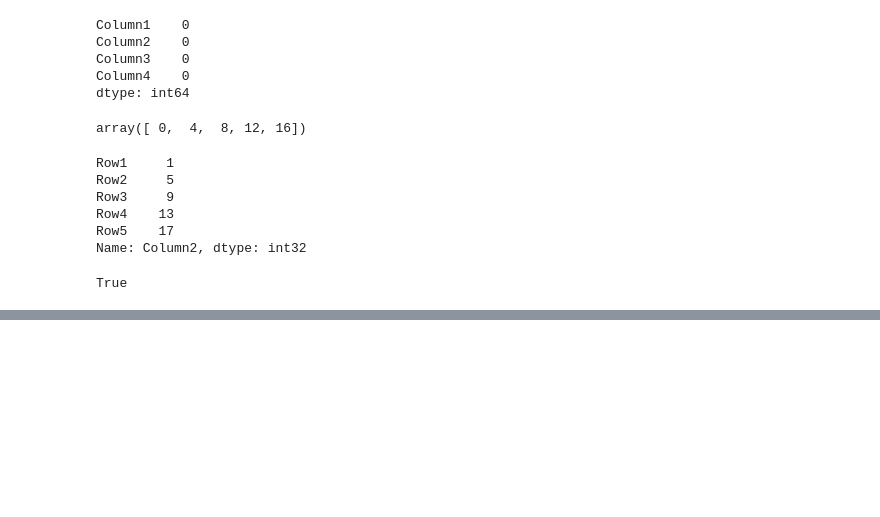
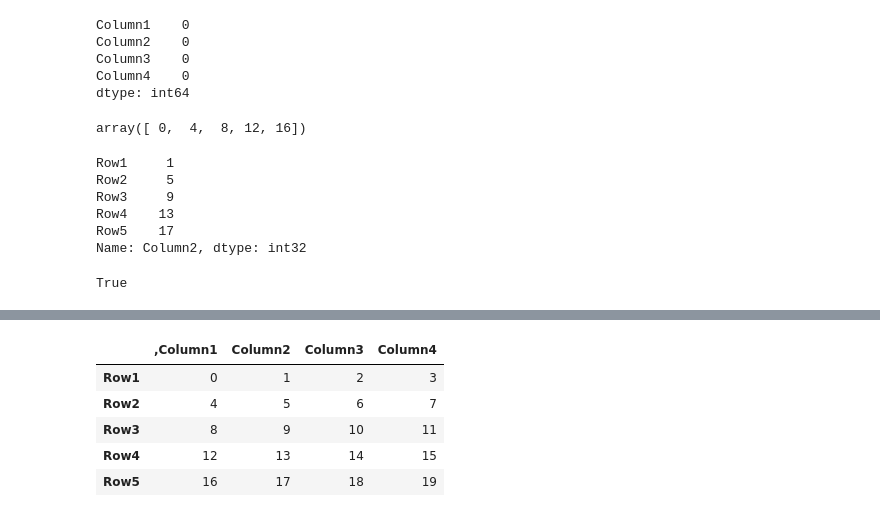
Before and after one commit to Sudeepkumar0/Python_practice, a Jupyter notebook: pandas_dataframe.ipynb, the cells around one changed output, grey strips where cells are left out. Saved outputs shown, nothing was run; the diff lists cells and outputs as text; code cells hidden in the pictures; blank space fills up the shorter version.

```diff
--- a/pandas_dataframe.ipynb
+++ b/pandas_dataframe.ipynb
@@ -103,0 +170,10 @@ True
+# %%
+test_df = pd.read_csv('practice.csv', sep=';') #here we use the separator to read the data
+test_df
+# %% [output]
+|  | ,Column1 | Column2 | Column3 | Column4 |
+| Row1 | 0 | 1 | 2 | 3 |
+| Row2 | 4 | 5 | 6 | 7 |
+| Row3 | 8 | 9 | 10 | 11 |
+| Row4 | 12 | 13 | 14 | 15 |
+| Row5 | 16 | 17 | 18 | 19 |
```
Also changed, not shown: parts of 22 cells of this notebook, 4 other files.
